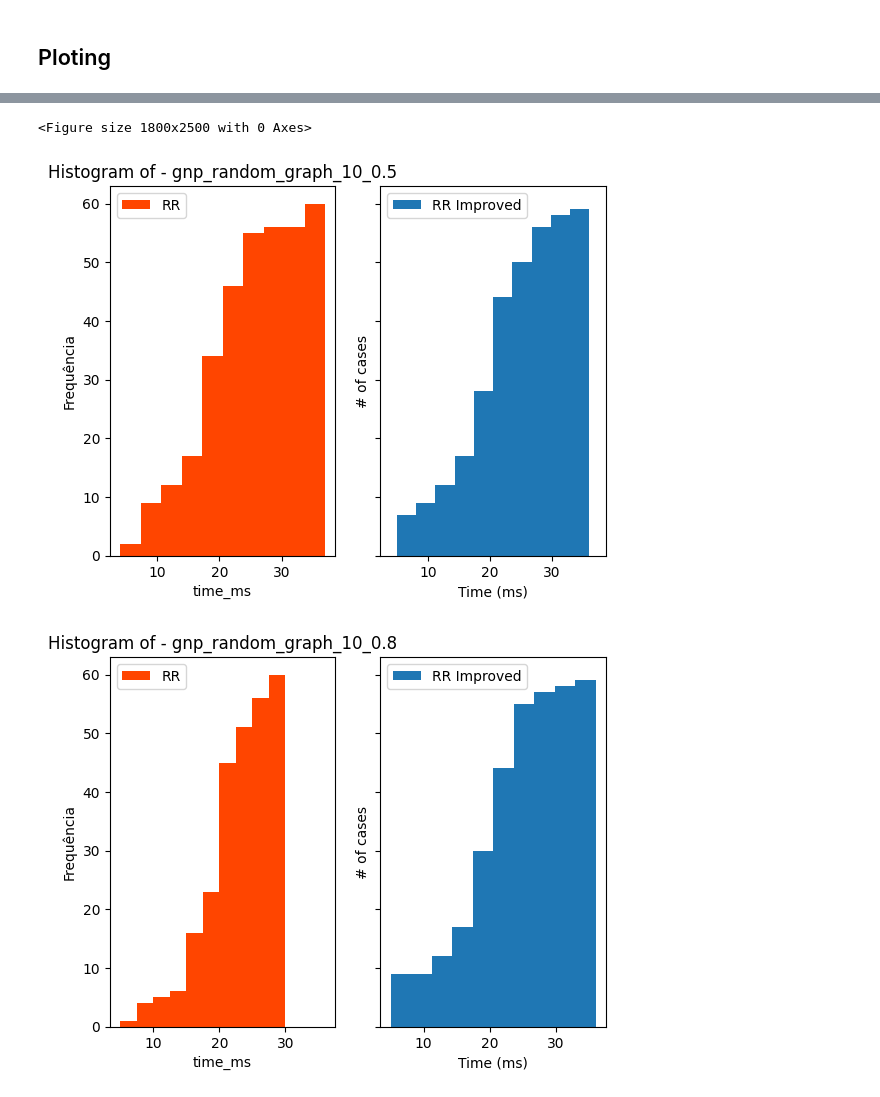
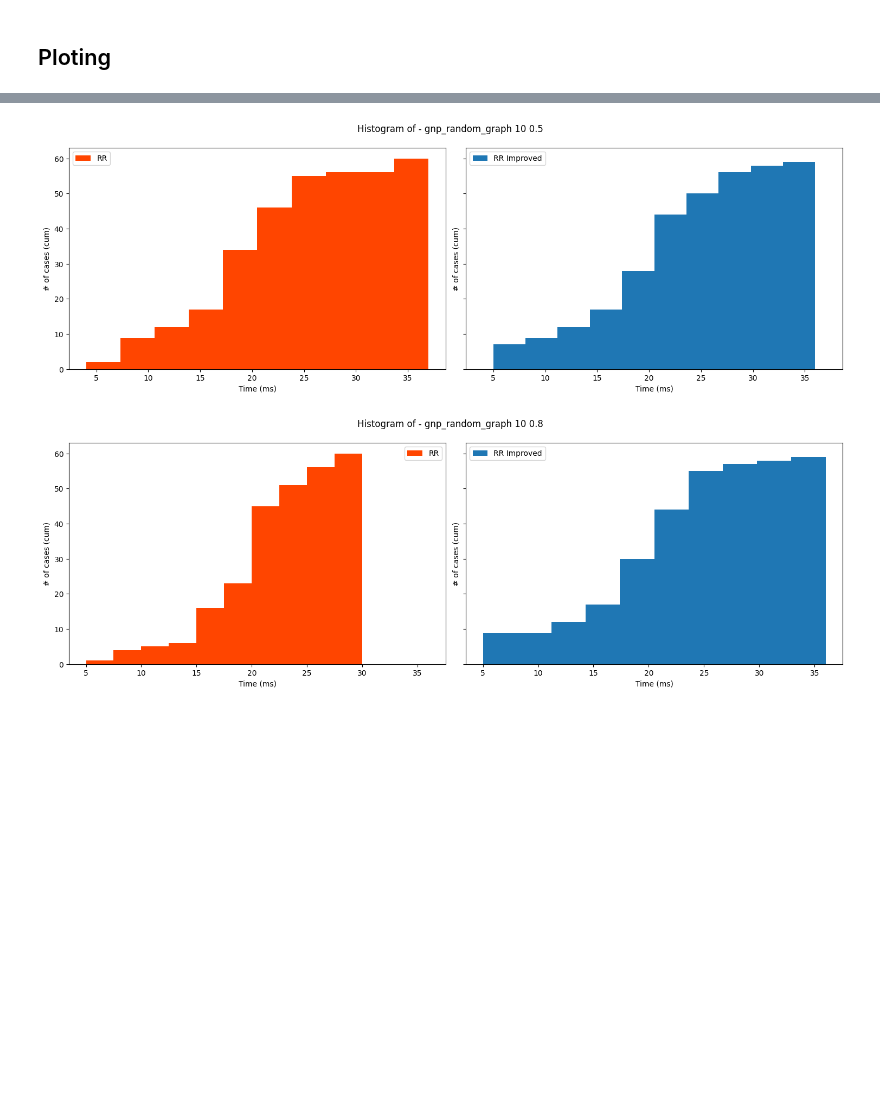
Before and after one commit to R-Stanz/Roman_Domination-ILP, a Jupyter notebook: data_analysis.ipynb, the cells around one changed output, grey strips where cells are left out. Cells and saved outputs as stored; diff of their text form; code cells hidden in the pictures; blank space fills up the shorter version.

Commit message:
Data Analysis - Ploting Improved

```diff
--- a/data_analysis.ipynb
+++ b/data_analysis.ipynb
@@ -10,10 +10,10 @@ rr_df = pd.read_csv('./data/fabio_rr_results.csv')
 rr_imp_df = pd.read_csv('./data/fabio_rr_imp_results.csv')
 # %%
 #concatenate full name
-rr_imp_df['name'] = rr_imp_df['graph_type'].astype(str).str.cat(rr_imp_df[['size', 'probabilities']].astype(str), sep='_')
+rr_imp_df['ploting_name'] = rr_imp_df['graph_type'].astype(str).str.cat(rr_imp_df[['size', 'probabilities']].astype(str), sep=' ')
 # %%
 #concatenate full name
-rr_df['name'] = rr_df['graph_type'].astype(str).str.cat(rr_df[['size', 'probabilities']].astype(str), sep='_')
+rr_df['ploting_name'] = rr_df['graph_type'].astype(str).str.cat(rr_df[['size', 'probabilities']].astype(str), sep=' ')
 # %% [markdown]
 ## Ploting
 # %%
@@ -56,29 +79,27 @@ for t, it in zipped_types:
 # %%
 types = rr_df['name'].unique()
 imp_type = rr_imp_df['name'].unique()
 zipped_types = zip(types, imp_type)
 
-plt.figure(figsize=(18, 25))
-
 for t, it in zipped_types:
 
     # Plotar histograma para rr_imp_df
-    f, (ax1, ax2) = plt.subplots(1, 2, sharey=True, sharex=True)
+    f, (ax1, ax2) = plt.subplots(1, 2, sharey=True, sharex=True, figsize=(15,5))
 
+    f.suptitle(f'Histogram of - {t}')
+    f.tight_layout()
 
     df_rr_filtered = rr_df[rr_df['name'] == it]
     ax1.hist(df_rr_filtered['time_ms'], label='RR', color='orangered', cumulative=True)
-    ax1.set_title(f'Histogram of - {t}')
-    ax1.set_xlabel('time_ms')
-    ax1.set_ylabel('Frequência')
+    ax1.set_xlabel('Time (ms)')
+    ax1.set_ylabel('# of cases (cum)')
     ax1.legend()
 
     df_rr_imp_filtered = rr_imp_df[rr_imp_df['name'] == t]
     ax2.hist(df_rr_imp_filtered['time_ms'], label='RR Improved', cumulative=True)
     ax2.set_xlabel('Time (ms)')
-    ax2.set_ylabel('# of cases')
+    ax2.set_ylabel('# of cases (cum)')
     ax2.legend()
 # %% [output]
-<Figure size 1800x2500 with 0 Axes>
-[figure, old version]
+[figure, new version]
-[figure, old version]
+[figure, new version]
```
Also changed, not shown: parts of 2 cells of this notebook.
